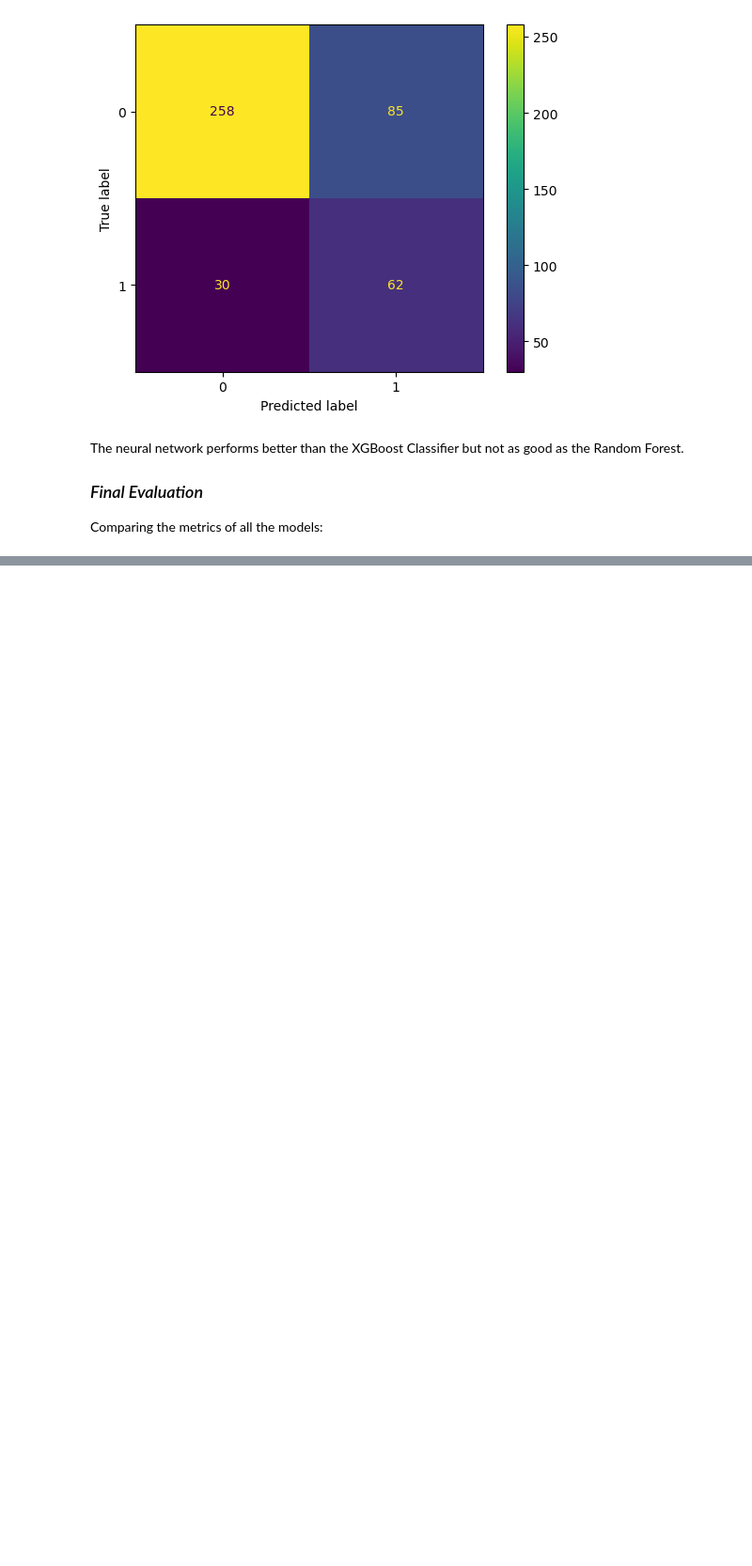
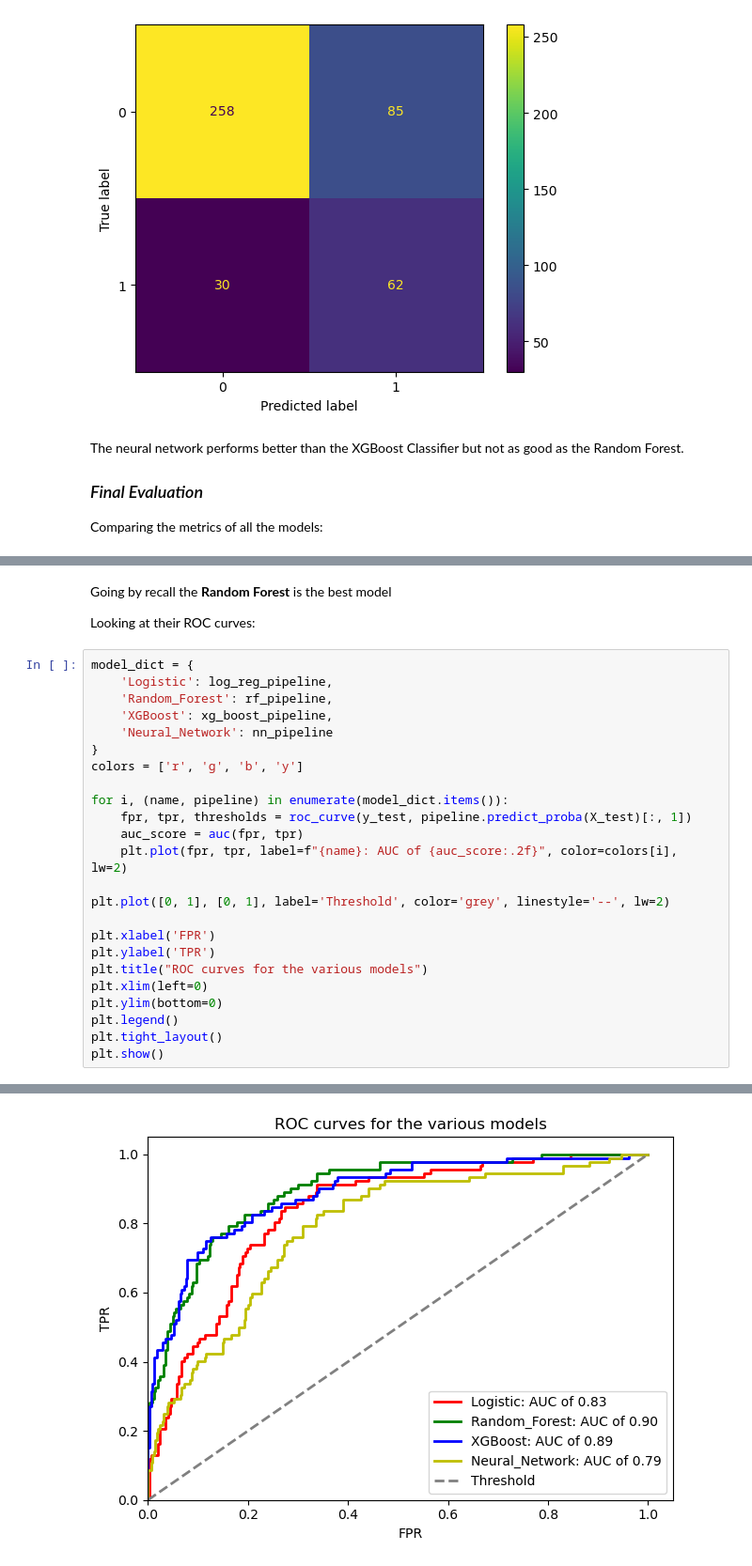
Before and after one commit to T31SHA/Nairobi_Flood_Guard-AI, a Jupyter notebook: notebook.ipynb, the cells around one changed output, grey strips where cells are left out. Shown at 94% size. Saved outputs shown, nothing was run; the diff lists cells and outputs as text; blank space fills up the shorter version.

```diff
--- a/notebook.ipynb
+++ b/notebook.ipynb
@@ -537,0 +563,29 @@ all_models_df =
+# %% [markdown]
+Going by recall the **Random Forest** is the best model
+
+Looking at their ROC curves:
+# %%
+model_dict = {
+    'Logistic': log_reg_pipeline,
+    'Random_Forest': rf_pipeline,
+    'XGBoost': xg_boost_pipeline,
+    'Neural_Network': nn_pipeline
+}
+colors = ['r', 'g', 'b', 'y']
+
+for i, (name, pipeline) in enumerate(model_dict.items()):
+    fpr, tpr, thresholds = roc_curve(y_test, pipeline.predict_proba(X_test)[:, 1])
+    auc_score = auc(fpr, tpr)
+    plt.plot(fpr, tpr, label=f"{name}: AUC of {auc_score:.2f}", color=colors[i], lw=2)
+
+plt.plot([0, 1], [0, 1], label='Threshold', color='grey', linestyle='--', lw=2)
+
+plt.xlabel('FPR')
+plt.ylabel('TPR')
+plt.title("ROC curves for the various models")
+plt.xlim(left=0)
+plt.ylim(bottom=0)
+plt.legend()
+plt.tight_layout()
+plt.show()
+# %% [output]
@@ -537,0 +593 @@ all_models_df =
+[figure, added]
```
Also changed, not shown: parts of 5 cells of this notebook.
